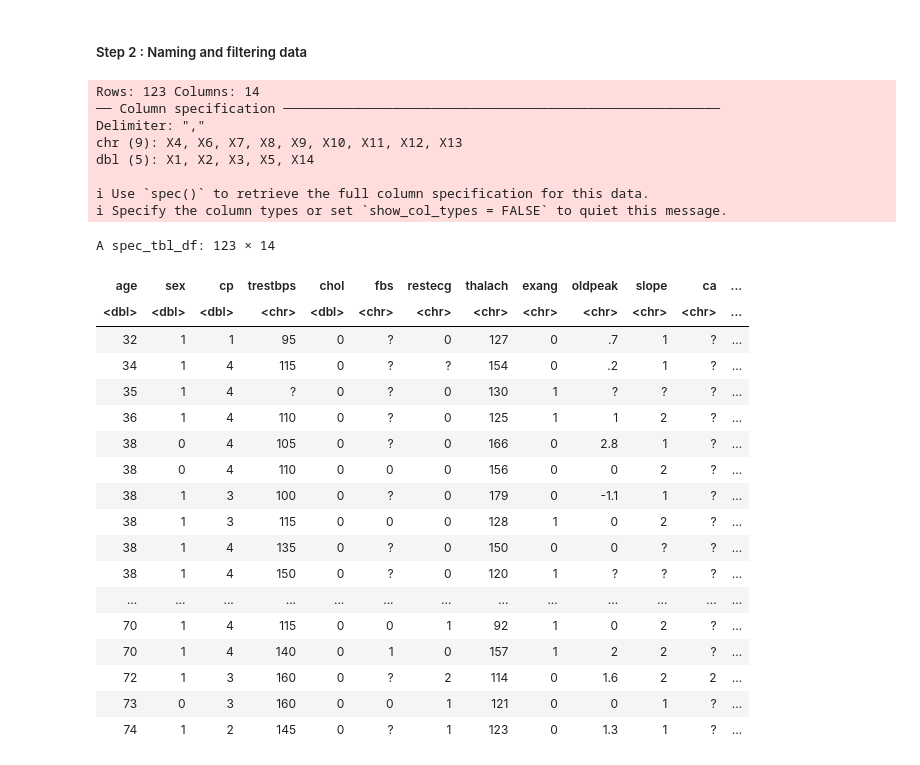
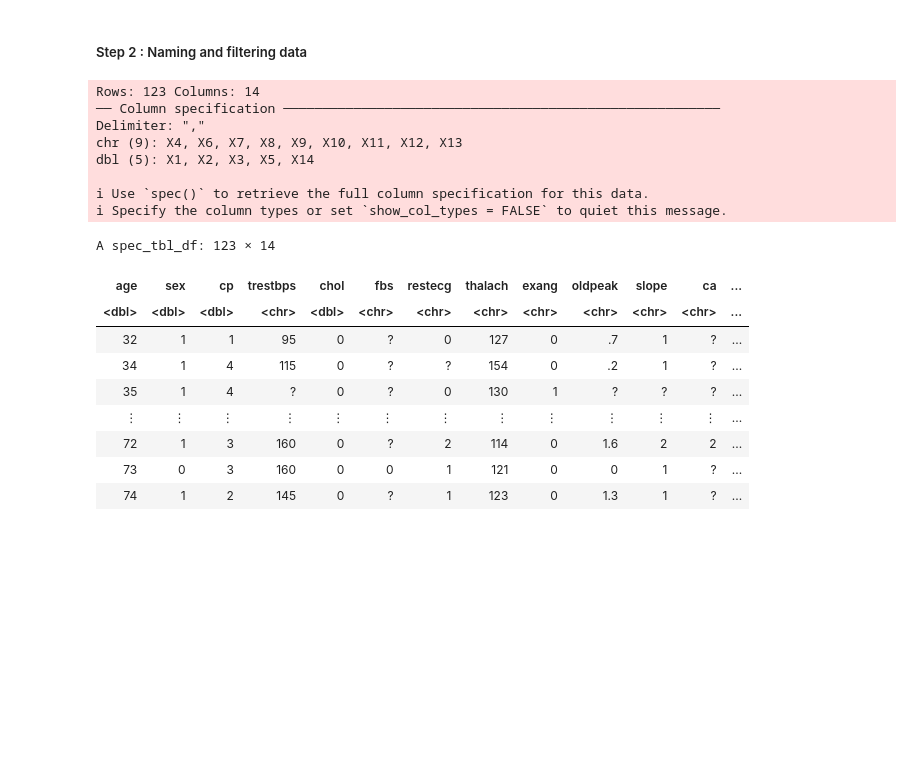
Before and after one commit to cchurch999/Data-Science-Group-Project-Books, a Jupyter notebook: Preliminary exploratory data analysis.ipynb, the cells around one changed output. Cells and saved outputs as stored; diff of their text form; code cells hidden in the pictures; blank space fills up the shorter version.

Commit message:
added training table
:)

```diff
--- a/Preliminary exploratory data analysis.ipynb
+++ b/Preliminary exploratory data analysis.ipynb
@@ -55,34 +50,25 @@ A spec_tbl_df: 122 × 14
 # %%
 # Give each column a specific name from given dataset
 heart_disease_data <- read_csv(path, col_names = FALSE) |>
   set_names(c("age", "sex", "cp", "trestbps", "chol", "fbs", "restecg", "thalach",
-              "exang", "oldpeak", "slope", "ca", "thal", "target"))
+              "exang", "oldpeak", "slope", "ca", "thal", "num"))
 heart_disease_data
 # %% [output]
 Rows: 123 Columns: 14
 ── Column specification ────────────────────────────────────────────────────────
 Delimiter: ","
 chr (9): X4, X6, X7, X8, X9, X10, X11, X12, X13
 dbl (5): X1, X2, X3, X5, X14
 
 ℹ Use `spec()` to retrieve the full column specification for this data.
 ℹ Specify the column types or set `show_col_types = FALSE` to quiet this message.
 A spec_tbl_df: 123 × 14
 | age | sex | cp | trestbps | chol | fbs | restecg | thalach | exang | oldpeak | slope | ca | ... |
 | <dbl> | <dbl> | <dbl> | <chr> | <dbl> | <chr> | <chr> | <chr> | <chr> | <chr> | <chr> | <chr> | ... |
 | 32 | 1 | 1 | 95 | 0 | ? | 0 | 127 | 0 | .7 | 1 | ? | ... |
 | 34 | 1 | 4 | 115 | 0 | ? | ? | 154 | 0 | .2 | 1 | ? | ... |
 | 35 | 1 | 4 | ? | 0 | ? | 0 | 130 | 1 | ? | ? | ? | ... |
-| 36 | 1 | 4 | 110 | 0 | ? | 0 | 125 | 1 | 1 | 2 | ? | ... |
-| 38 | 0 | 4 | 105 | 0 | ? | 0 | 166 | 0 | 2.8 | 1 | ? | ... |
-| 38 | 0 | 4 | 110 | 0 | 0 | 0 | 156 | 0 | 0 | 2 | ? | ... |
-| 38 | 1 | 3 | 100 | 0 | ? | 0 | 179 | 0 | -1.1 | 1 | ? | ... |
-| 38 | 1 | 3 | 115 | 0 | 0 | 0 | 128 | 1 | 0 | 2 | ? | ... |
-| 38 | 1 | 4 | 135 | 0 | ? | 0 | 150 | 0 | 0 | ? | ? | ... |
-| 38 | 1 | 4 | 150 | 0 | ? | 0 | 120 | 1 | ? | ? | ? | ... |
-| ... | ... | ... | ... | ... | ... | ... | ... | ... | ... | ... | ... | ... |
-| 70 | 1 | 4 | 115 | 0 | 0 | 1 | 92 | 1 | 0 | 2 | ? | ... |
-| 70 | 1 | 4 | 140 | 0 | 1 | 0 | 157 | 1 | 2 | 2 | ? | ... |
+| ⋮ | ⋮ | ⋮ | ⋮ | ⋮ | ⋮ | ⋮ | ⋮ | ⋮ | ⋮ | ⋮ | ⋮ | ... |
 | 72 | 1 | 3 | 160 | 0 | ? | 2 | 114 | 0 | 1.6 | 2 | 2 | ... |
 | 73 | 0 | 3 | 160 | 0 | 0 | 1 | 121 | 0 | 0 | 1 | ? | ... |
 | 74 | 1 | 2 | 145 | 0 | ? | 1 | 123 | 0 | 1.3 | 1 | ? | ... |
```
Also changed, not shown: parts of 11 cells of this notebook.
